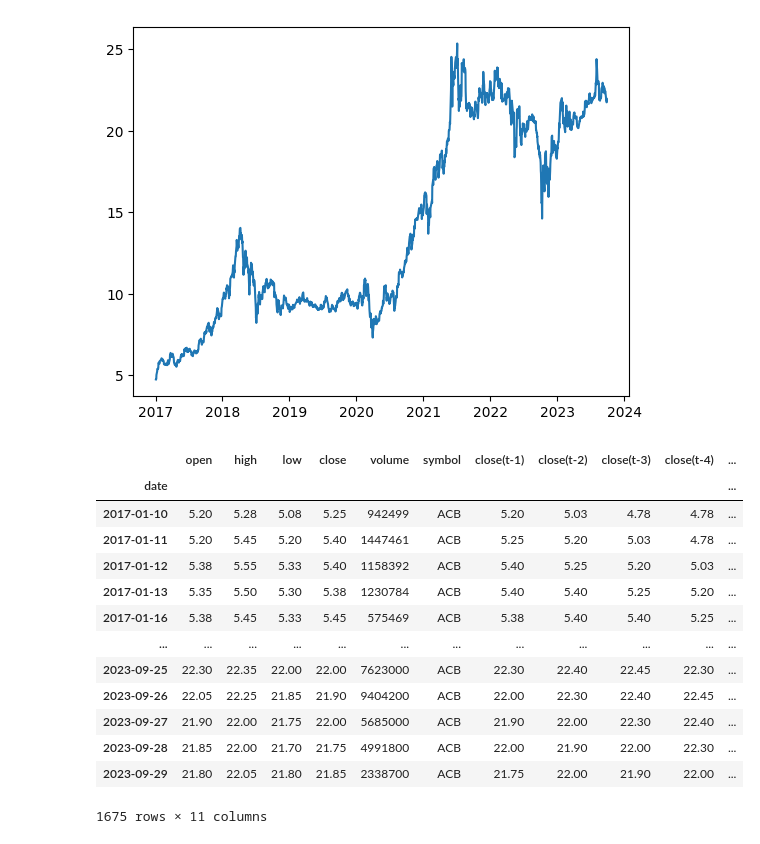
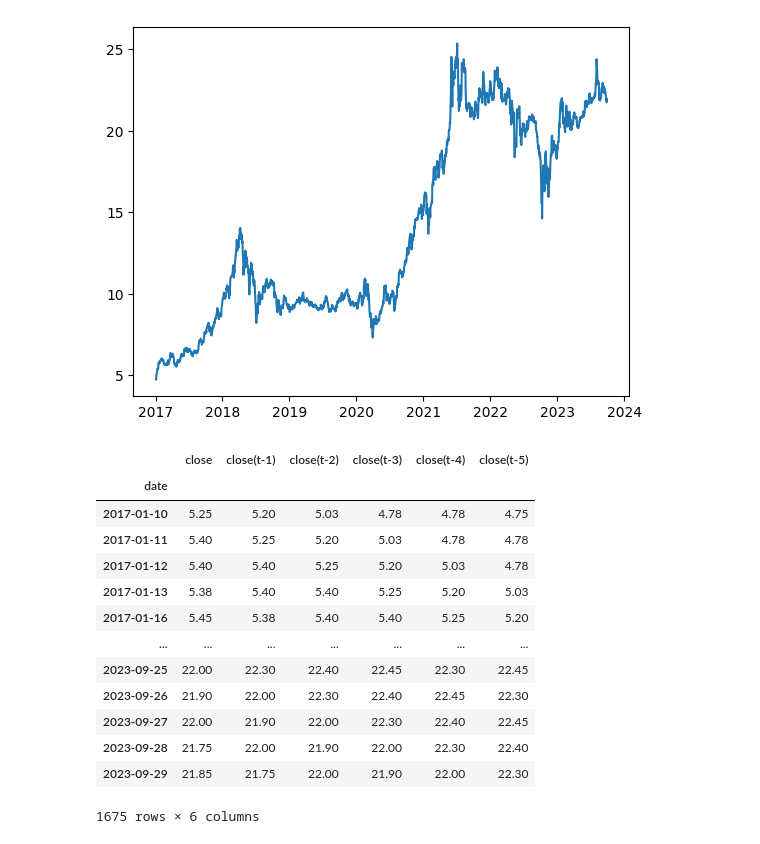
Before and after one commit to tranthanhbinh1/stock-recommendation-system, a Jupyter notebook: models/daily_ohlcv_1.ipynb, the cells around one changed output. Saved outputs shown, nothing was run; the diff lists cells and outputs as text; code cells hidden in the pictures.

```diff
--- a/models/daily_ohlcv_1.ipynb
+++ b/models/daily_ohlcv_1.ipynb
@@ -27,34 +32,37 @@ plt.plot(data["date"], data["close"])
 [figure]
 # %%
 from copy import deepcopy as dc
+
+data = data[["date", "close"]]
 
 def prepare_dataframe_for_lstm(df, n_steps):
     df = dc(df)
 
-    df.set_index('date', inplace=True)
+    df.set_index("date", inplace=True)
 
-    for i in range(1, n_steps+1):
-        df[f'close(t-{i})'] = df['close'].shift(i)
+    for i in range(1, n_steps + 1):
+        df[f"close(t-{i})"] = df["close"].shift(i)
 
     df.dropna(inplace=True)
 
     return df
 
+
 lookback = 5
 shifted_df = prepare_dataframe_for_lstm(data, lookback)
 shifted_df
 # %% [output]
-|  | open | high | low | close | volume | symbol | close(t-1) | close(t-2) | close(t-3) | close(t-4) | ... |
-| date |  |  |  |  |  |  |  |  |  |  | ... |
-| 2017-01-10 | 5.20 | 5.28 | 5.08 | 5.25 | 942499 | ACB | 5.20 | 5.03 | 4.78 | 4.78 | ... |
-| 2017-01-11 | 5.20 | 5.45 | 5.20 | 5.40 | 1447461 | ACB | 5.25 | 5.20 | 5.03 | 4.78 | ... |
-| 2017-01-12 | 5.38 | 5.55 | 5.33 | 5.40 | 1158392 | ACB | 5.40 | 5.25 | 5.20 | 5.03 | ... |
-| 2017-01-13 | 5.35 | 5.50 | 5.30 | 5.38 | 1230784 | ACB | 5.40 | 5.40 | 5.25 | 5.20 | ... |
-| 2017-01-16 | 5.38 | 5.45 | 5.33 | 5.45 | 575469 | ACB | 5.38 | 5.40 | 5.40 | 5.25 | ... |
-| ... | ... | ... | ... | ... | ... | ... | ... | ... | ... | ... | ... |
-| 2023-09-25 | 22.30 | 22.35 | 22.00 | 22.00 | 7623000 | ACB | 22.30 | 22.40 | 22.45 | 22.30 | ... |
-| 2023-09-26 | 22.05 | 22.25 | 21.85 | 21.90 | 9404200 | ACB | 22.00 | 22.30 | 22.40 | 22.45 | ... |
-| 2023-09-27 | 21.90 | 22.00 | 21.75 | 22.00 | 5685000 | ACB | 21.90 | 22.00 | 22.30 | 22.40 | ... |
-| 2023-09-28 | 21.85 | 22.00 | 21.70 | 21.75 | 4991800 | ACB | 22.00 | 21.90 | 22.00 | 22.30 | ... |
-| 2023-09-29 | 21.80 | 22.05 | 21.80 | 21.85 | 2338700 | ACB | 21.75 | 22.00 | 21.90 | 22.00 | ... |
+|  | close | close(t-1) | close(t-2) | close(t-3) | close(t-4) | close(t-5) |
+| date |  |  |  |  |  |  |
+| 2017-01-10 | 5.25 | 5.20 | 5.03 | 4.78 | 4.78 | 4.75 |
+| 2017-01-11 | 5.40 | 5.25 | 5.20 | 5.03 | 4.78 | 4.78 |
+| 2017-01-12 | 5.40 | 5.40 | 5.25 | 5.20 | 5.03 | 4.78 |
+| 2017-01-13 | 5.38 | 5.40 | 5.40 | 5.25 | 5.20 | 5.03 |
+| 2017-01-16 | 5.45 | 5.38 | 5.40 | 5.40 | 5.25 | 5.20 |
+| ... | ... | ... | ... | ... | ... | ... |
+| 2023-09-25 | 22.00 | 22.30 | 22.40 | 22.45 | 22.30 | 22.45 |
+| 2023-09-26 | 21.90 | 22.00 | 22.30 | 22.40 | 22.45 | 22.30 |
+| 2023-09-27 | 22.00 | 21.90 | 22.00 | 22.30 | 22.40 | 22.45 |
+| 2023-09-28 | 21.75 | 22.00 | 21.90 | 22.00 | 22.30 | 22.40 |
+| 2023-09-29 | 21.85 | 21.75 | 22.00 | 21.90 | 22.00 | 22.30 |
-1675 rows × 11 columns
+1675 rows × 6 columns
```
Also changed, not shown: parts of 25 cells of this notebook, 2 other files.
